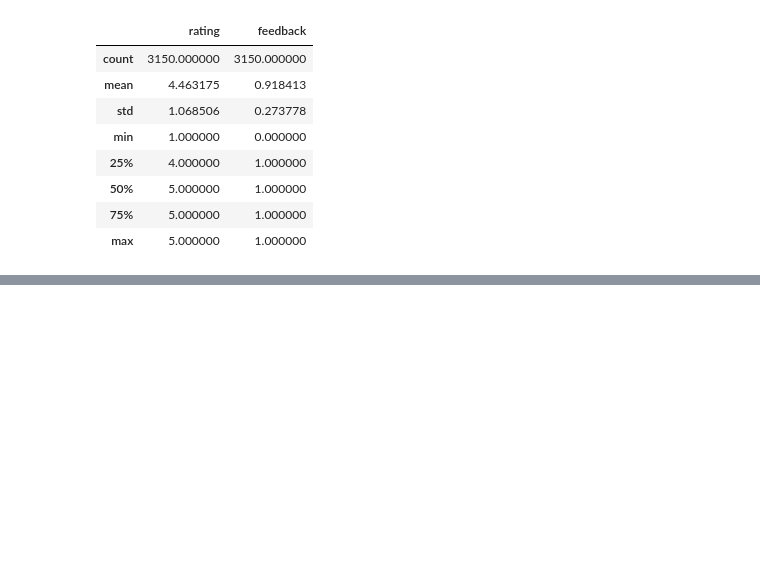
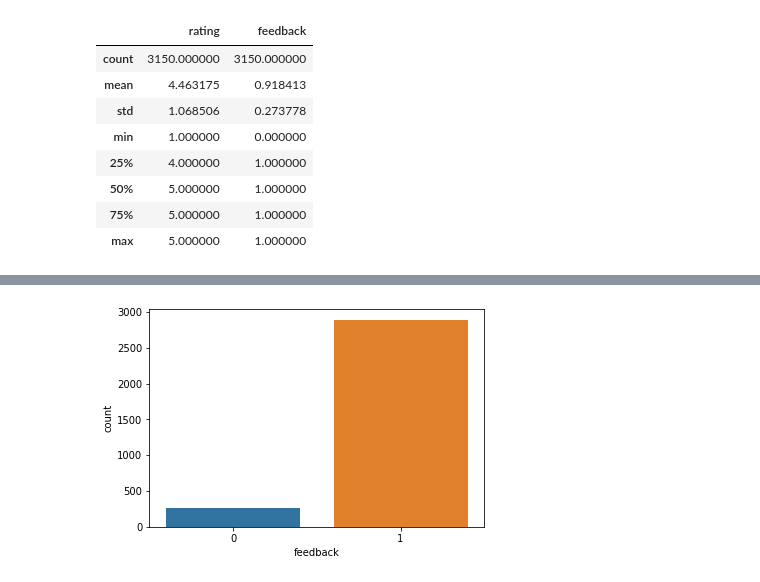
Before and after one commit to Vinicius-Luiz/ciencia_dados_para_empresas, a Jupyter notebook: DEPT RELACOES PUBLICAS/Depto_Relacoes_Publicas.ipynb, the cells around one changed output, grey strips where cells are left out. Cells and saved outputs as stored; diff of their text form; code cells hidden in the pictures; blank space fills up the shorter version.

```diff
--- a/DEPT RELACOES PUBLICAS/Depto_Relacoes_Publicas.ipynb
+++ b/DEPT RELACOES PUBLICAS/Depto_Relacoes_Publicas.ipynb
@@ -66,0 +159,4 @@ reviews_df.describe()
+# %%
+sns.countplot(reviews_df['feedback']);
+# %% [output]
+[figure, added]
```
Also changed, not shown: parts of 13 cells of this notebook.
